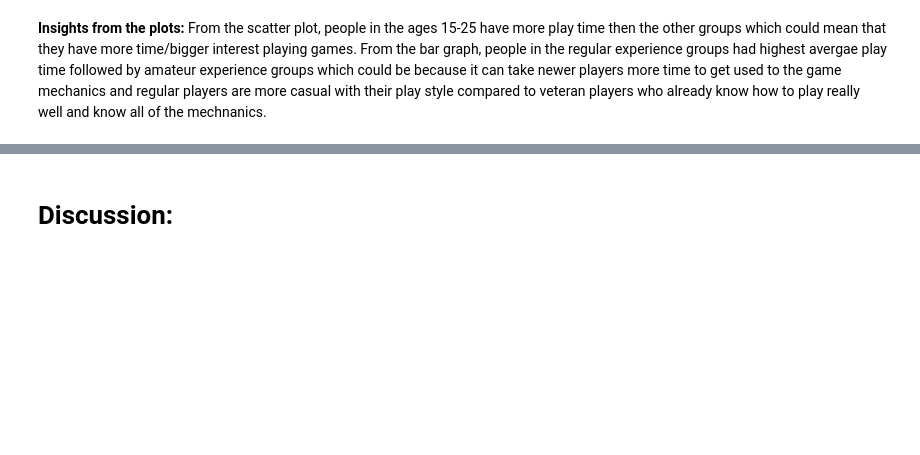
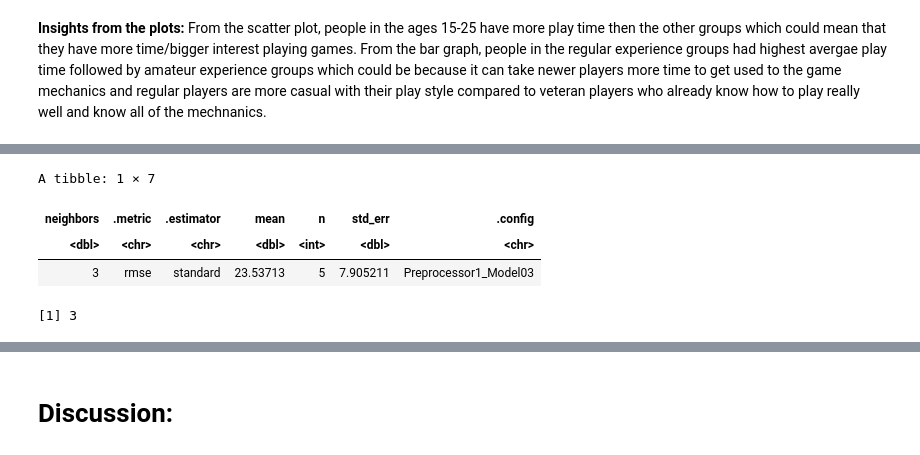
Before and after one commit to iSqlqmi/dsci_100_group_project, a Jupyter notebook: project_final_report.ipynb, the cells around one changed output, grey strips where cells are left out. Cells and saved outputs as stored; diff of their text form; code cells hidden in the pictures; blank space fills up the shorter version.

```diff
--- a/project_final_report.ipynb
+++ b/project_final_report.ipynb
@@ -232,0 +348,12 @@ A tibble: 5 × 2
+# %%
+set.seed(2)
+
+players_age_wrangle <- players_mutate |>
+    select(Age, played_hours) |>
+    drop_na()
+
+age_split <- initial_split(players_age_wrangle, prop = 0.75, strata = played_hours)
+age_train <- training(age_split)
+age_test <- testing(age_split)
+
+players_age_wrangle
@@ -232,0 +371,15 @@ A tibble: 5 × 2
+# %%
+age_recipe <- recipe(played_hours ~., data = age_train) |>
+  step_scale(all_predictors()) |>
+  step_center(all_predictors())
+
+age_spec <- nearest_neighbor(weight_func = "rectangular", neighbors = tune()) |>
+  set_engine("kknn") |>
+  set_mode("regression")
+
+age_vfold <- vfold_cv(age_train, v = 5, strata = played_hours)
+
+age_wkflow <- workflow() |>
+    add_recipe(age_recipe) |>
+    add_model(age_spec)
+age_wkflow
@@ -232,0 +405,20 @@ A tibble: 5 × 2
+# %%
+gridvals_age <- tibble(neighbors = seq(from = 1, to = 10, by = 1))
+
+age_results <- age_wkflow |>
+  tune_grid(resamples = age_vfold, grid = gridvals_age) |>
+  collect_metrics() |>
+  filter(.metric == "rmse") |>
+  filter(mean == min(mean))
+
+best_age_k <- age_results |>
+              pull(neighbors)
+
+age_results
+best_age_k
+# %% [output]
+A tibble: 1 × 7
+| neighbors | .metric | .estimator | mean | n | std_err | .config |
+| <dbl> | <chr> | <chr> | <dbl> | <int> | <dbl> | <chr> |
+| 3 | rmse | standard | 23.53713 | 5 | 7.905211 | Preprocessor1_Model03 |
+[1] 3
```
Also changed, not shown: parts of 19 cells of this notebook.
